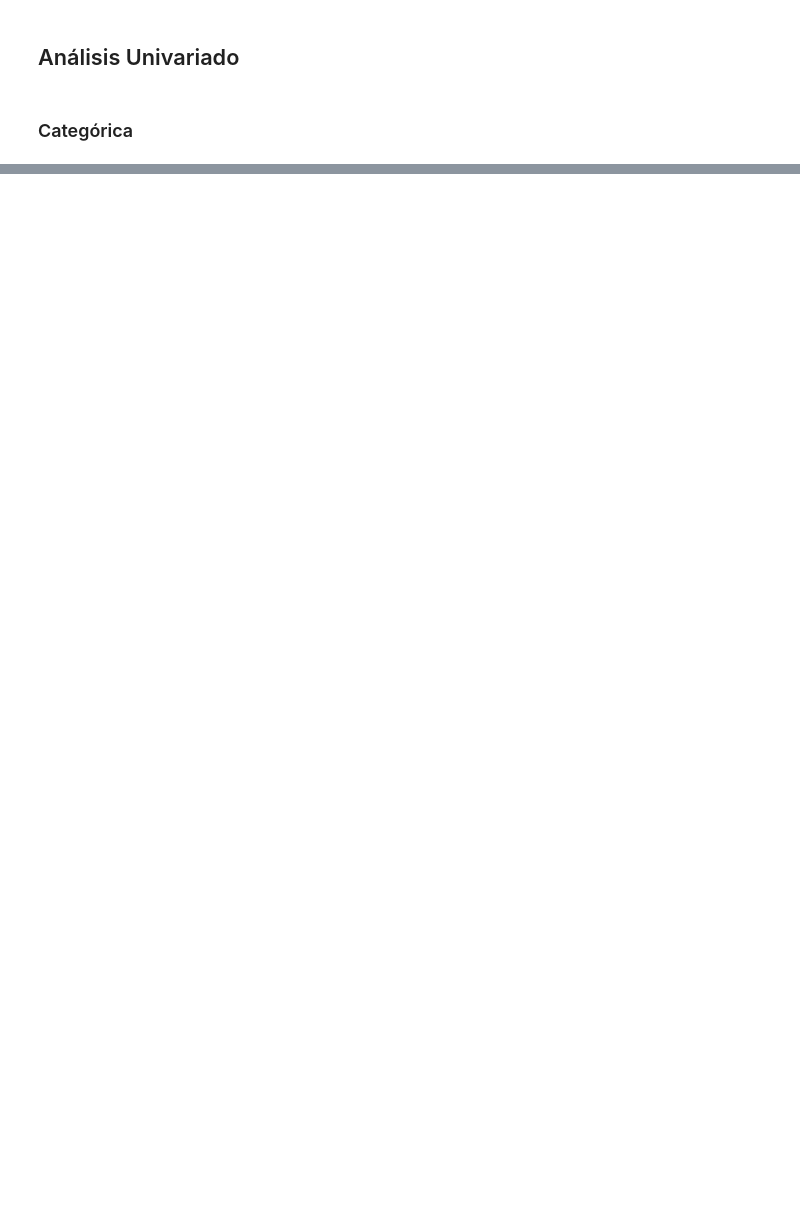
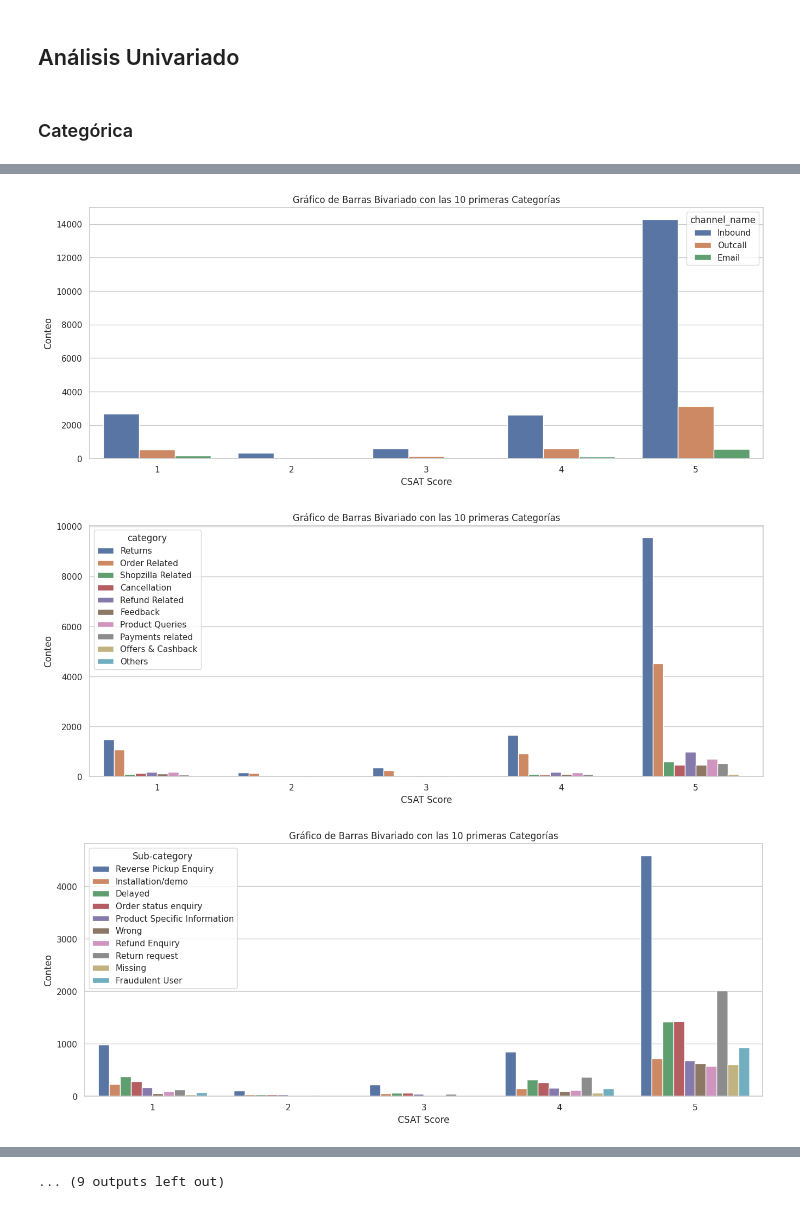
Before and after one commit to Rogerguillen1996/satifacci-n_cliente_ML, a Jupyter notebook: notebooks/EDA_customer_satisfaction.ipynb, the cells around one changed output, grey strips where cells are left out. Saved outputs shown, nothing was run; the diff lists cells and outputs as text; code cells hidden in the pictures; blank space fills up the shorter version.

```diff
--- a/notebooks/EDA_customer_satisfaction.ipynb
+++ b/notebooks/EDA_customer_satisfaction.ipynb
@@ -122,0 +287,6 @@ KeyboardInterrupt:
+# %%
+for column in numerical_columns:
+    plt.figure(figsize=(10, 6))
+    sns.boxplot(x=data[column])
+    plt.title(f'Boxplot de {column}')
+    plt.show()
@@ -122,0 +321,17 @@ KeyboardInterrupt:
+# %%
+for column in data.columns:
+    top_10_categories = data[column].value_counts().nlargest(10).index
+    # Filtrar los datos para incluir solo las 10 primeras categorías
+    filtered_data = data[data[column].isin(top_10_categories)]
+    # Graficar un gráfico de barras bivariado con las 10 primeras categorías
+    plt.figure(figsize=(16, 6))
+    sns.countplot(data=filtered_data, x='CSAT Score', hue=column)
+    plt.title('Gráfico de Barras Bivariado con las 10 primeras Categorías')
+    plt.xlabel('CSAT Score')
+    plt.ylabel('Conteo')
+    plt.legend(title=column)
+    plt.show()
+# %% [output]
+[figure, added]
+[figure, added]
+[figure, added]
@@ -122,0 +347 @@ KeyboardInterrupt:
+... (9 outputs left out)
```
Also changed, not shown: parts of 33 cells of this notebook.
